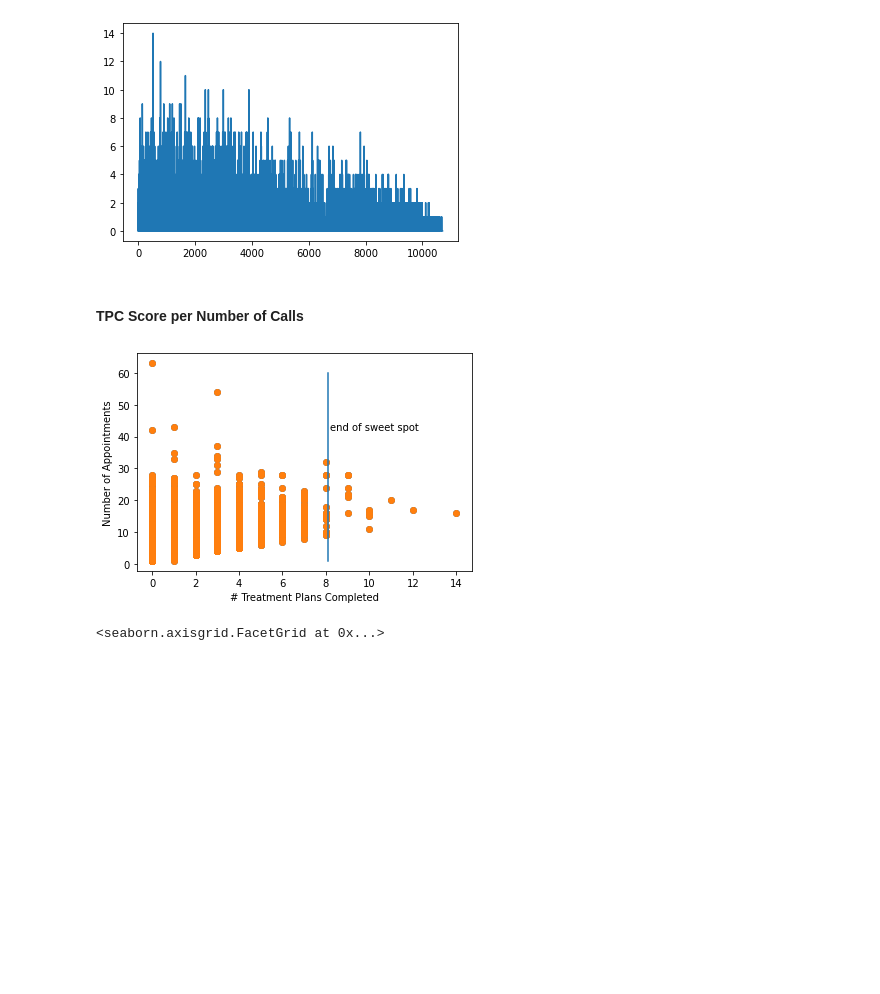
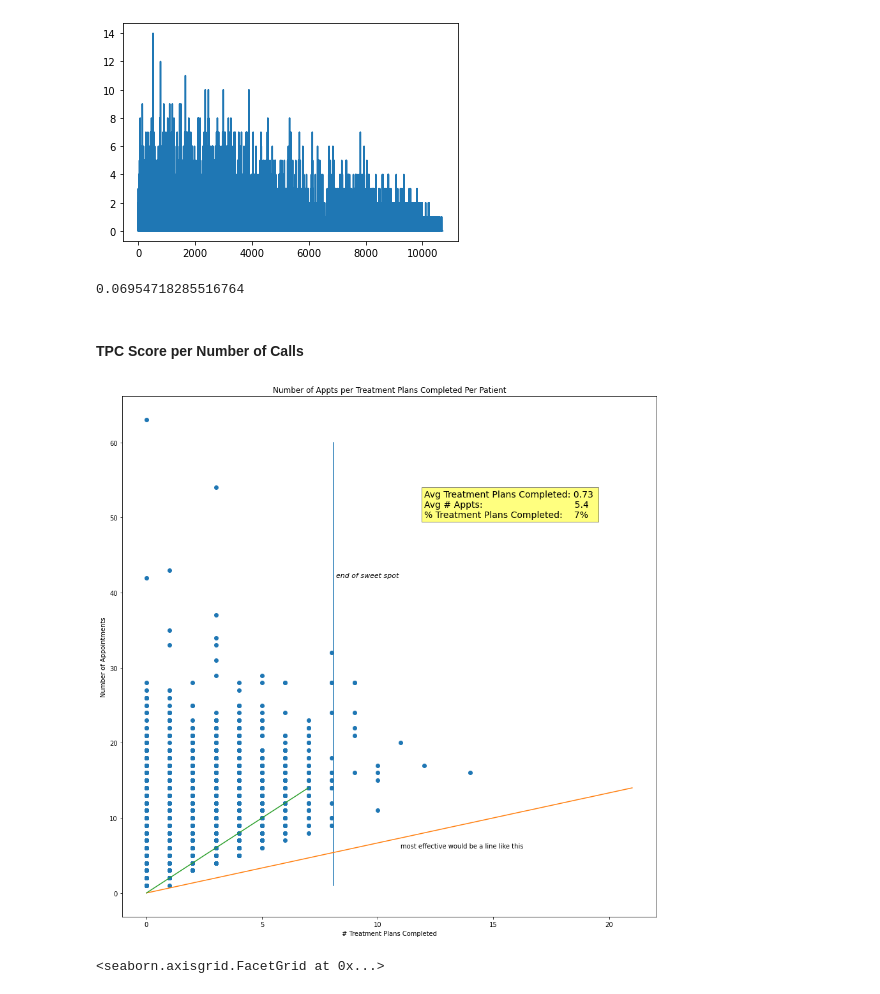
Before and after one commit to Jmiah789/smile-on-get_tootha_choppa, a Jupyter notebook: notebooks/smile_on_eda_austinw.ipynb, the cells around one changed output. Drawn from its saved outputs; the diff is of its cells as text; code cells hidden in the pictures; blank space fills up the shorter version.

Commit message:
adjusted visual with more detail

```diff
--- a/notebooks/smile_on_eda_austinw.ipynb
+++ b/notebooks/smile_on_eda_austinw.ipynb
@@ -344,20 +357,38 @@ master['TPC Score'].plot()
 # %% [output]
 <AxesSubplot:>
 [figure]
-# %% [markdown]
-#### TPC Score per Number of Calls
+# %%
+# tpc_bool_df = raw_data[raw_data["Treatment Was a treatment plan developed?"]=="Yes" | raw_data["Treatment Was a treatment plan developed?"]=="No"]
+# tpc_bool_df = df.loc[df['column_name'].isin(some_values)]
+# tpc_bool_df
+tpd_ct_yes = len(raw_data["Treatment Was a treatment plan developed?"]=="Yes")
+tpc_vs_tpd = len(master[master["TPC Score"]!=0])/tpd_ct_yes
+tpc_vs_tpd
+# %% [output]
+0.06954718285516764
+# %% [markdown]
+#### TPC Score per Number of Calls
 # %%
-tpc_per_appt = plt.scatter(master['TPC Score'], master["NumOfCalls"], label="# Treatment Plans Completed")
-plt.scatter(master['TPC Score'], master["NumOfCalls"], label="# Treatment Plans Completed")
+# tpc_per_appt = plt.scatter(master['TPC Score'], master["NumOfCalls"], label="# Treatment Plans Completed")
+plt.figure(figsize=(15,15))
+plt.scatter(master['TPC Score'], master["NumOfCalls"])
 plt.plot([8.1 for x in range(1,61)], [x for x in range(1,61)], label = "end of sweet spot")
-plt.text(8.2,42,"end of sweet spot")
-plt.plot()
+plt.plot([x * 1.5 for x in range(0,15)], [x for x in range(0,15)], label = "effective line")
+plt.plot([(x * .5) for x in range(0,15)], [x for x in range(0,15)], label = "current performance")
+plt.text(8.2,42,"end of sweet spot", fontsize=11, style='italic')
+plt.text(11,6,"most effective would be a line like this")
+
+avg_tpc = str((round(master['TPC Score'].mean(),2)))
+avg_appts = round(master["NumOfCalls"].mean(),2)
+plt.text(12,50,f"Avg Treatment Plans Completed: {avg_tpc} \nAvg # Appts:                                {avg_appts}\n% Treatment Plans Completed:    {str(int(round(tpc_vs_tpd,2)*100))}%", fontsize=14, bbox={'facecolor': 'yellow', 'alpha': .5})
+# plt.plot()
 plt.ylabel("Number of Appointments")
 plt.xlabel("# Treatment Plans Completed")
+plt.title("Number of Appts per Treatment Plans Completed Per Patient")
 # plt.legend()
 plt.show()
 # %% [output]
-[figure, old version]
+[figure, new version]
 # %%
 sns.displot(master["TPC Score"], bins=10, kde=True)
 # %% [output]
```
Also changed, not shown: parts of 1 cell of this notebook.
